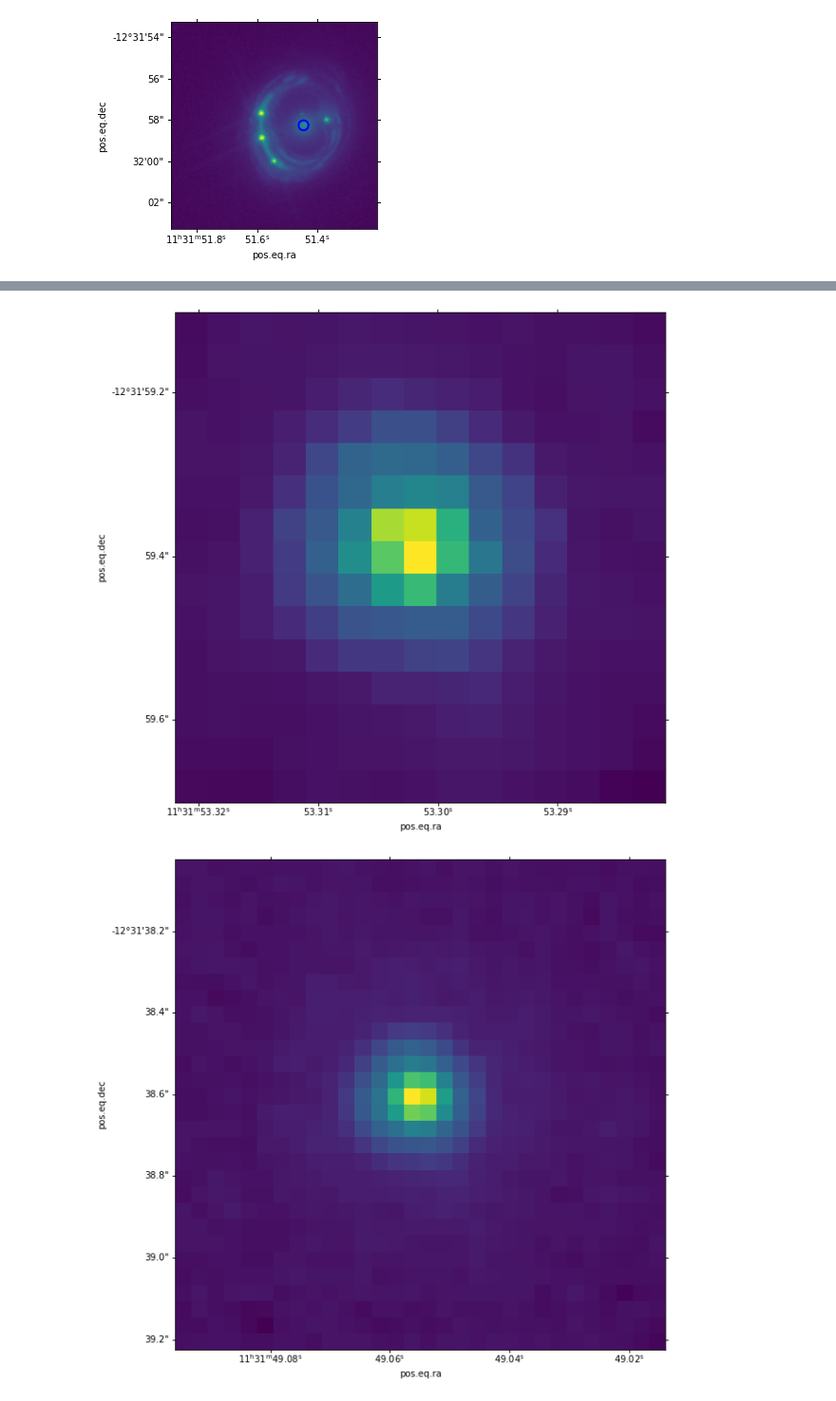
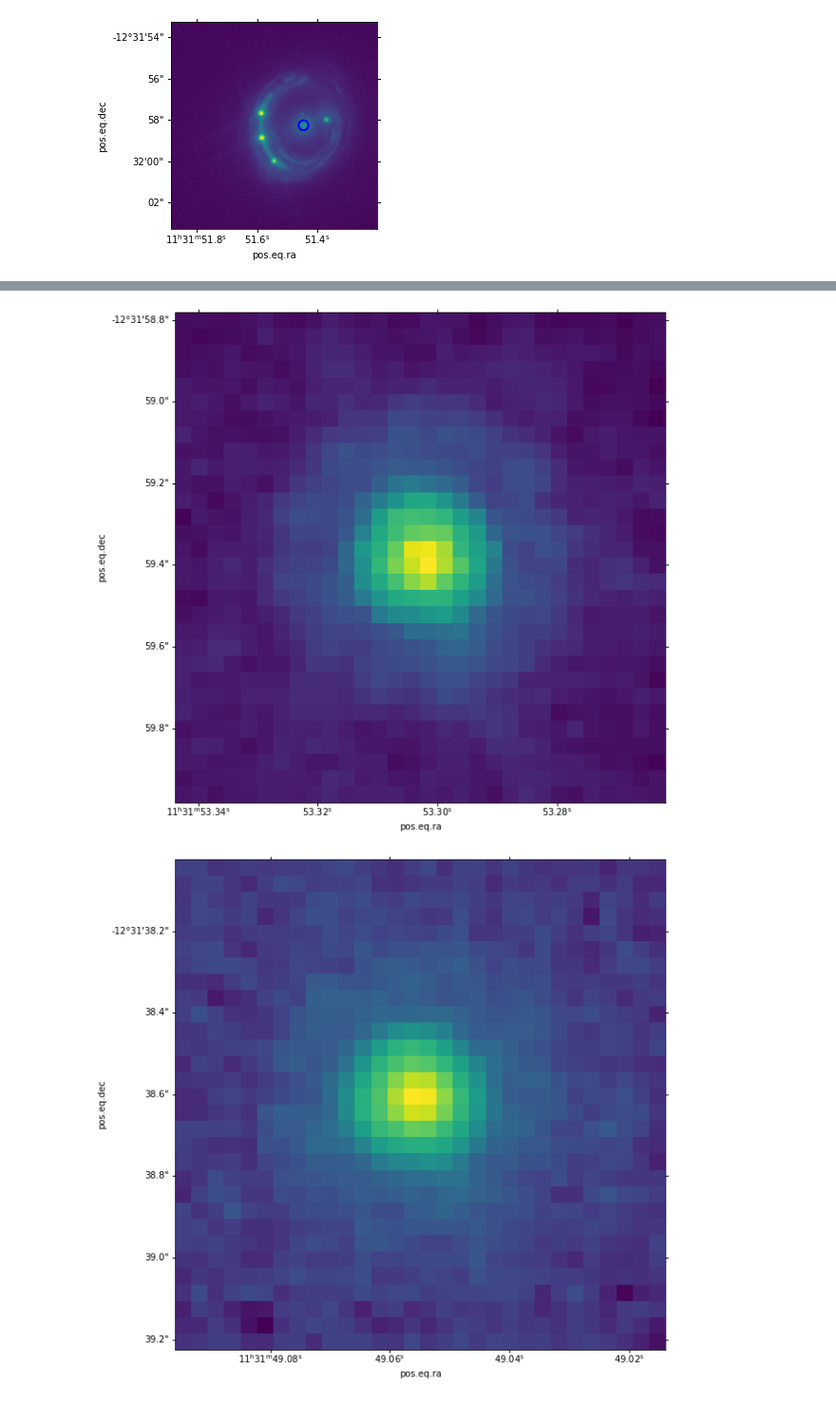
Before and after one commit to AlexandreAdam/rxj1131, a Jupyter notebook: notebooks/image_playground.ipynb, the cells around one changed output, grey strips where cells are left out. Shown at 95% size. Cells and saved outputs as stored; diff of their text form; code cells hidden in the pictures.

```diff
--- a/notebooks/image_playground.ipynb
+++ b/notebooks/image_playground.ipynb
@@ -314,15 +334,15 @@ Text(782.3326697547403, 1798.6880857653236, '  3')
 # %%
 # sources[sources["xcentroid"] < ]
 # %%
-size = (15, 15)
+size = (30, 30)
 psf1_cutout = Cutout2D(psf_cutout.data, positions[candidate1], size, wcs=psf_cutout.wcs)
 plt.figure(figsize=(10, 10))
 plt.subplot(projection=psf1_cutout.wcs)
-plt.imshow(psf1_cutout.data, norm=ImageNormalize(stretch=SqrtStretch()))
+plt.imshow(psf1_cutout.data, norm=ImageNormalize(stretch=LogStretch()))
 psf1 = psf1_cutout.data.copy()
 psf1 /= psf1.sum() # normalize
 # %% [output]
-[figure, old version]
+[figure, new version]
 # %%
 # new_hdul = fits.HDUList()
 # new_hdul.append(fits.PrimaryHDU(data=psf1_cutout.data, header=psf1_cutout.wcs.to_header()))
@@ -330,11 +350,11 @@ psf1 /= psf1.sum() # normalize
 # %%
 size = (30, 30)
 psf2_cutout = Cutout2D(psf_cutout.data, positions[candidate2], size, wcs=psf_cutout.wcs)
 plt.figure(figsize=(10, 10))
 plt.subplot(projection=psf2_cutout.wcs)
-plt.imshow(psf2_cutout.data, norm=ImageNormalize(stretch=SqrtStretch()))
+plt.imshow(psf2_cutout.data, norm=ImageNormalize(stretch=LogStretch()))
 psf2 = psf2_cutout.data.copy()
 psf2 /= psf2.sum() # normalize
 # %% [output]
-[figure, old version]
+[figure, new version]
 # %%
```
Also changed, not shown: parts of 10 cells of this notebook, 6 other files.
